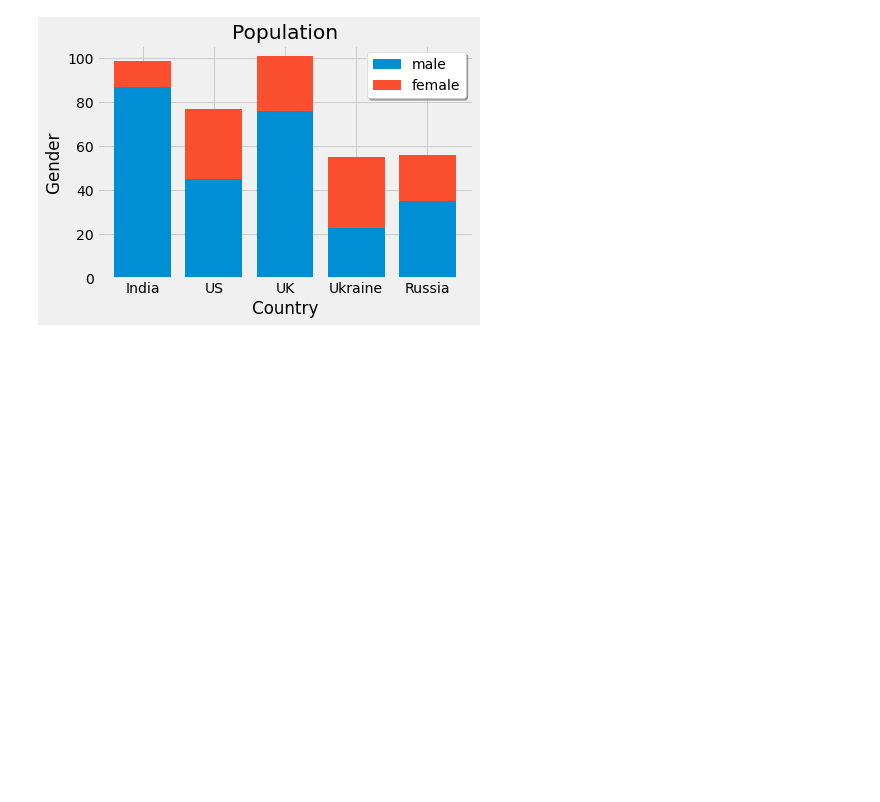
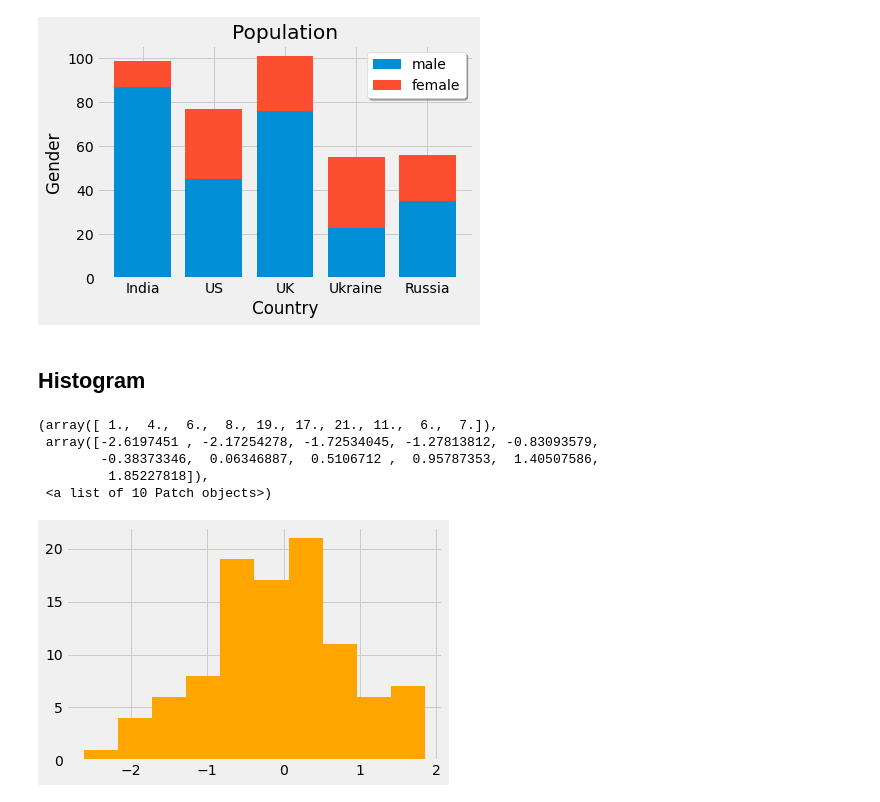
Before and after one commit to sks95/python_basics, a Jupyter notebook: Matplotlib.ipynb, the cells around one changed output. Drawn from its saved outputs; the diff is of its cells as text; code cells hidden in the pictures; blank space fills up the shorter version.

```diff
--- a/Matplotlib.ipynb
+++ b/Matplotlib.ipynb
@@ -55,3 +55,18 @@ plt.legend(shadow=True, facecolor="white", frameon=True)
 # %% [output]
 <matplotlib.legend.Legend at 0x...>
 [figure]
+# %% [markdown]
+## Histogram
+# %%
+import numpy as np
+np.random.seed(42)
+num = np.random.randn(100)
+# %%
+plt.hist(num, color="orange")
+# %% [output]
+(array([ 1.,  4.,  6.,  8., 19., 17., 21., 11.,  6.,  7.]),
+ array([-2.6197451 , -2.17254278, -1.72534045, -1.27813812, -0.83093579,
+        -0.38373346,  0.06346887,  0.5106712 ,  0.95787353,  1.40507586,
+         1.85227818]),
+ <a list of 10 Patch objects>)
+[figure, added]
```
Also changed, not shown: parts of 9 cells of this notebook.
